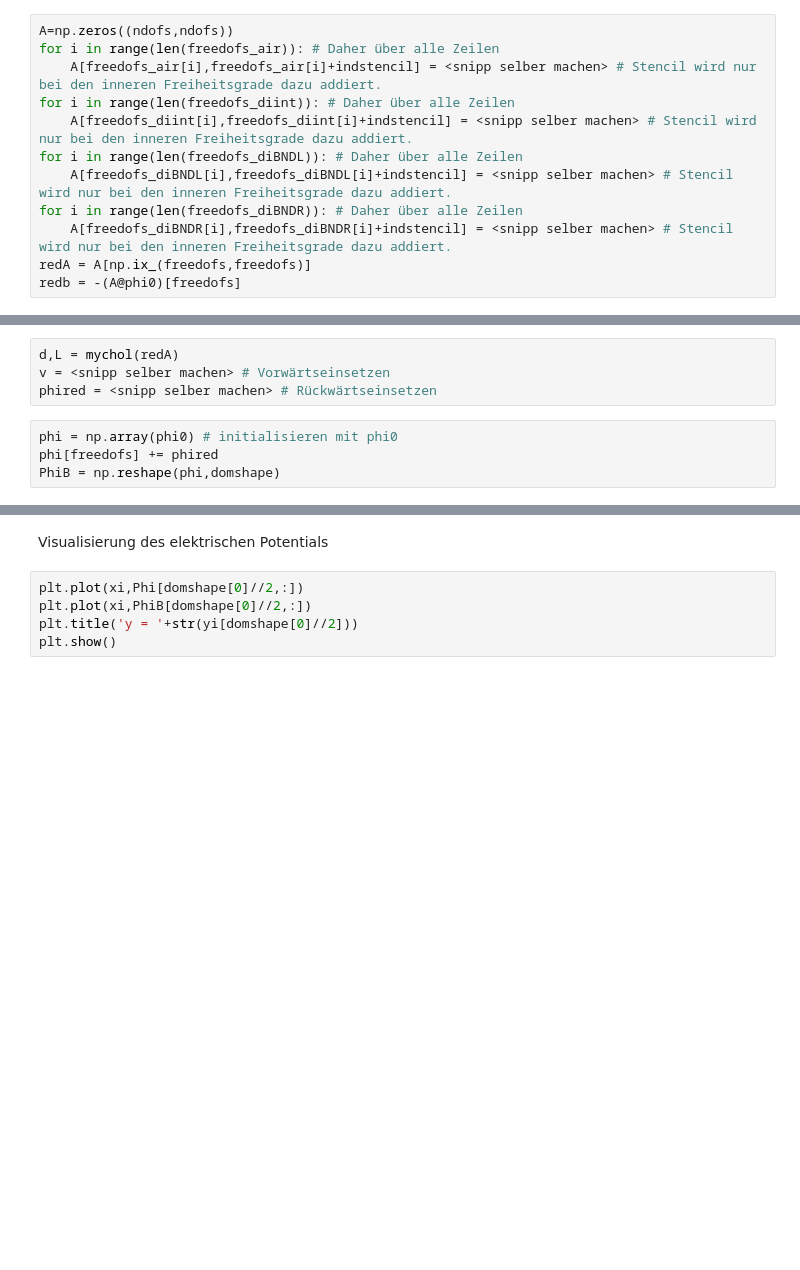
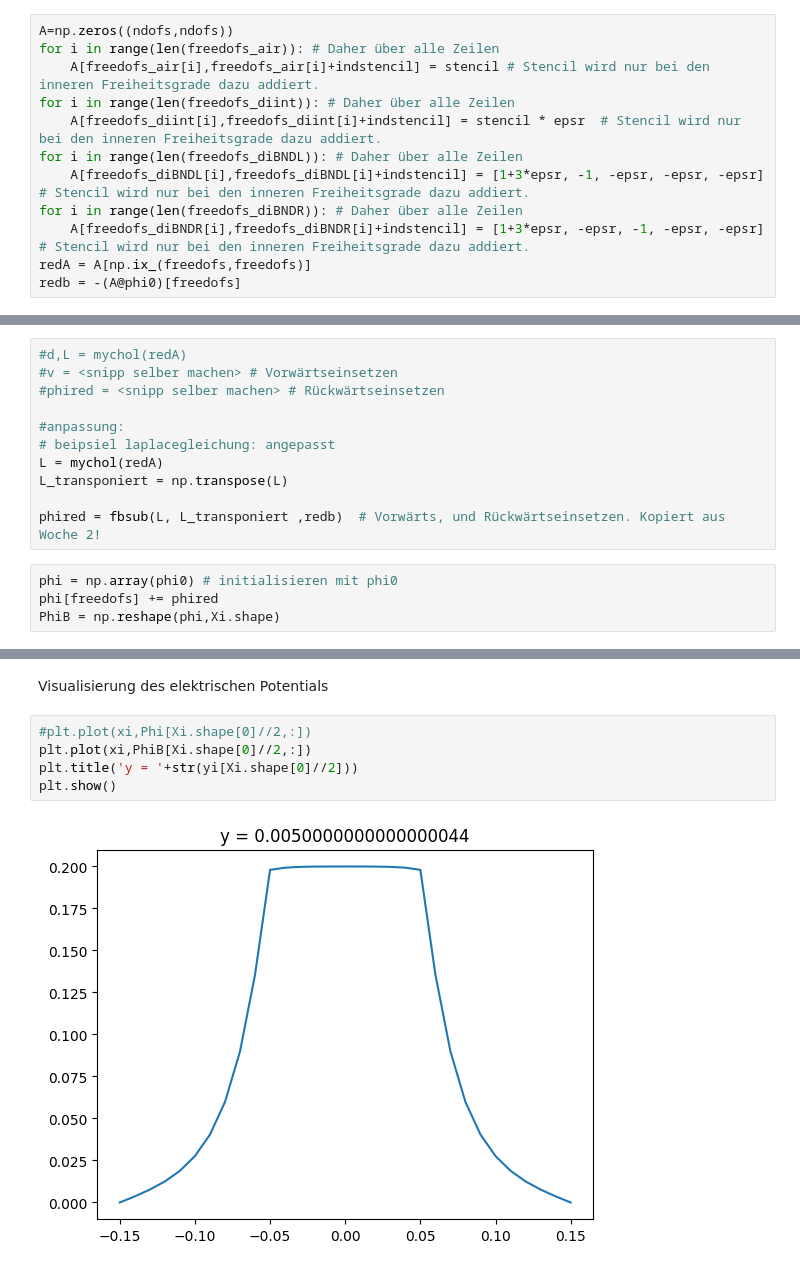
Before and after one commit to BieriCyril/ZHAW_STt_NUM1, a Jupyter notebook: NUM1_Praktikum_W4.ipynb, the cells around one changed output, grey strips where cells are left out. Drawn from its saved outputs; the diff is of its cells as text; blank space fills up the shorter version.

```diff
--- a/NUM1_Praktikum_W4.ipynb
+++ b/NUM1_Praktikum_W4.ipynb
@@ -415,13 +427,13 @@ Damit können wir wieder die Systemmatrix abhängig vom Gebiet berechnen. Für d
 # %%
 A=np.zeros((ndofs,ndofs))
 for i in range(len(freedofs_air)): # Daher über alle Zeilen
-    A[freedofs_air[i],freedofs_air[i]+indstencil] = <snipp selber machen> # Stencil wird nur bei den inneren Freiheitsgrade dazu addiert.
+    A[freedofs_air[i],freedofs_air[i]+indstencil] = stencil # Stencil wird nur bei den inneren Freiheitsgrade dazu addiert.
 for i in range(len(freedofs_diint)): # Daher über alle Zeilen
-    A[freedofs_diint[i],freedofs_diint[i]+indstencil] = <snipp selber machen> # Stencil wird nur bei den inneren Freiheitsgrade dazu addiert.
+    A[freedofs_diint[i],freedofs_diint[i]+indstencil] = stencil * epsr  # Stencil wird nur bei den inneren Freiheitsgrade dazu addiert.
 for i in range(len(freedofs_diBNDL)): # Daher über alle Zeilen
-    A[freedofs_diBNDL[i],freedofs_diBNDL[i]+indstencil] = <snipp selber machen> # Stencil wird nur bei den inneren Freiheitsgrade dazu addiert.
+    A[freedofs_diBNDL[i],freedofs_diBNDL[i]+indstencil] = [1+3*epsr, -1, -epsr, -epsr, -epsr] # Stencil wird nur bei den inneren Freiheitsgrade dazu addiert.
 for i in range(len(freedofs_diBNDR)): # Daher über alle Zeilen
-    A[freedofs_diBNDR[i],freedofs_diBNDR[i]+indstencil] = <snipp selber machen> # Stencil wird nur bei den inneren Freiheitsgrade dazu addiert.
+    A[freedofs_diBNDR[i],freedofs_diBNDR[i]+indstencil] = [1+3*epsr, -epsr, -1, -epsr, -epsr]  # Stencil wird nur bei den inneren Freiheitsgrade dazu addiert.
 redA = A[np.ix_(freedofs,freedofs)]
 redb = -(A@phi0)[freedofs]
 # %% [markdown]
@@ -431,11 +445,18 @@ np.sum(np.abs(redA.T-redA))
 # %%
-d,L = mychol(redA)
-v = <snipp selber machen> # Vorwärtseinsetzen
-phired = <snipp selber machen> # Rückwärtseinsetzen
+#d,L = mychol(redA)
+#v = <snipp selber machen> # Vorwärtseinsetzen
+#phired = <snipp selber machen> # Rückwärtseinsetzen
+
+#anpassung:
+# beipsiel laplacegleichung: angepasst
+L = mychol(redA)
+L_transponiert = np.transpose(L)
+
+phired = fbsub(L, L_transponiert ,redb)  # Vorwärts, und Rückwärtseinsetzen. Kopiert aus Woche 2!
 # %%
 phi = np.array(phi0) # initialisieren mit phi0
 phi[freedofs] += phired
-PhiB = np.reshape(phi,domshape)
+PhiB = np.reshape(phi,Xi.shape)
 # %%
 ExB = np.zeros_like(PhiB)
 EyB = np.zeros_like(PhiB)
@@ -469,8 +510,10 @@ CB_FDM/CB_ana-1, C2B_FDM/CB_ana-1
 # %% [markdown]
 Visualisierung des elektrischen Potentials
 # %%
-plt.plot(xi,Phi[domshape[0]//2,:])
-plt.plot(xi,PhiB[domshape[0]//2,:])
-plt.title('y = '+str(yi[domshape[0]//2]))
+#plt.plot(xi,Phi[Xi.shape[0]//2,:])
+plt.plot(xi,PhiB[Xi.shape[0]//2,:])
+plt.title('y = '+str(yi[Xi.shape[0]//2]))
 plt.show()
+# %% [output]
+[figure, added]
 # %%
```
Also changed, not shown: parts of 15 cells of this notebook.
